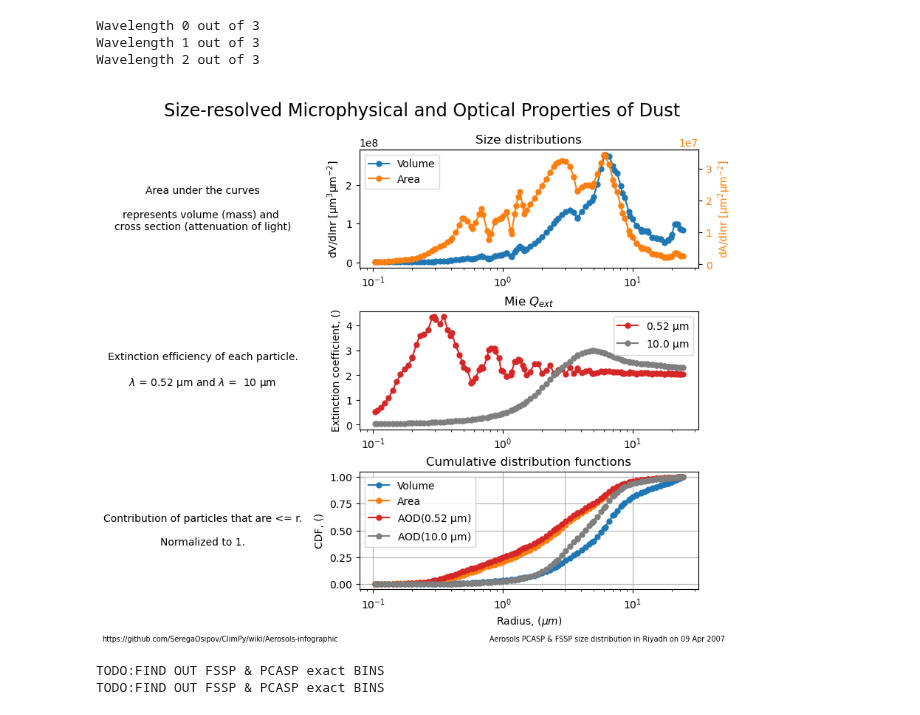
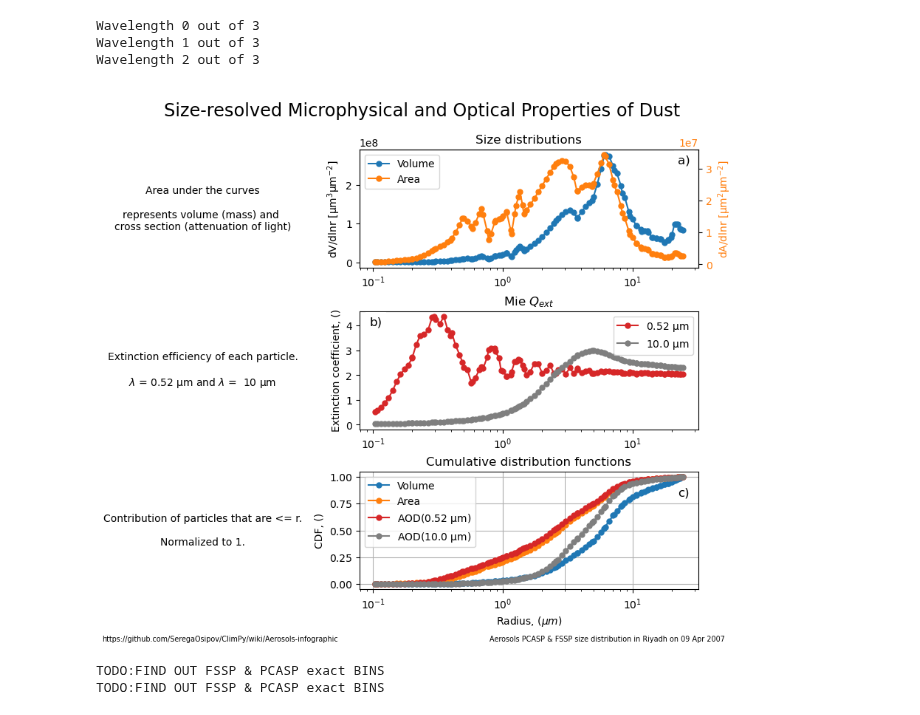
Before and after one commit to SeregaOsipov/ClimPy, a Jupyter notebook: examples/aerosols_infographic/coarse_dust_contribution_to_radiative_forcing.ipynb, the cells around one changed output. Drawn from its saved outputs; the diff is of its cells as text; code cells hidden in the pictures.

```diff
--- a/examples/aerosols_infographic/coarse_dust_contribution_to_radiative_forcing.ipynb
+++ b/examples/aerosols_infographic/coarse_dust_contribution_to_radiative_forcing.ipynb
@@ -83,6 +84,7 @@ ax_text = fig.add_subplot(gs[0, :])
 ax_text.annotate(r'Size-resolved Microphysical and Optical Properties of Dust', (0.5, 0.5),
                  fontsize='xx-large', xycoords='axes fraction', va='center', ha='center')
 ax_text.axis('off')
+
 
 ax_text = fig.add_subplot(gs[1, 0])
 ax_text.annotate('Area under the curves\n\nrepresents volume (mass) and \ncross section (attenuation of light)',
@@ -108,6 +110,10 @@ plt.xscale('log')
 plt.ylabel('dV/dlnr [$\mathrm{\mu m^3 \mu m^{-2}}$]')
 plt.title('Size distributions')
 # plt.legend(loc='upper left')
+
+trans = mtransforms.ScaledTranslation(-20/72, -5/72, fig.dpi_scale_trans)
+ax.text(1.0, 1.0, 'a)', transform=ax.transAxes + trans, fontsize='large', verticalalignment='top', bbox=dict(facecolor='white', edgecolor='none'))
+
 
 color = 'tab:orange'
 ax2 = ax.twinx()
@@ -145,36 +151,43 @@ plt.xscale('log')
 plt.ylabel('Extinction coefficient, ()')
 plt.title('Mie $Q_{ext}$')
 
+trans = mtransforms.ScaledTranslation(10/72, -5/72, fig.dpi_scale_trans)
+ax.text(0.0, 1.0, 'b)', transform=ax.transAxes + trans, fontsize='large', verticalalignment='top', bbox=dict(facecolor='white', edgecolor='none'))
+
+
 ax = fig.add_subplot(gs[3, 1])
 plt.sca(ax)
 plt.grid()
 plt.axvline(x=x_coord_vline, color='tab:gray', linewidth=0.5)
 plt.plot(x_coord, volume_cdf/volume_cdf[-1], '-o', markersize=5, label='Volume')
 plt.plot(x_coord, area_cdf/area_cdf[-1], '-o', markersize=5, label='Area')
 plt.plot(x_coord, aod_cdf_sw/aod_cdf_sw[-1], '-o', color='tab:red', markersize=5, label='AOD({} $\mathrm{{\mu m}}$)'.format(ri_vo['wl'][wl_index_sw]))
 plt.plot(x_coord, aod_cdf_lw/aod_cdf_lw[-1], '-o', color='tab:gray', markersize=5, label='AOD({} $\mathrm{{\mu m}}$)'.format(ri_vo['wl'][wl_index_lw]))
 plt.xscale('log')
 plt.xlabel('{}, ($\mu m$)'.format(x_coord_label))
 plt.ylabel('CDF, ()')
 plt.title('Cumulative distribution functions')  #  \n normalized to 1
 plt.legend()
+
+trans = mtransforms.ScaledTranslation(-20/72, -15/72, fig.dpi_scale_trans)
+ax.text(1.0, 1.0, 'c)', transform=ax.transAxes + trans, fontsize='large', verticalalignment='top')#, bbox=dict(facecolor='white', edgecolor='none'))
 
 
 # text at the bottom
 panel_annotation_lr = 'Aerosols PCASP & FSSP size distribution in Riyadh on {}'.format(date.strftime('%d %b %Y'))
 an = plt.annotate(panel_annotation_lr, (0.99, 0.0135), fontsize='x-small', xycoords='figure fraction', va='center', ha='right')
 an.set_in_layout(True)
 url = 'https://github.com/SeregaOsipov/ClimPy/wiki/Aerosols-infographic'
 # have to create new axis because of the bug in constrained_layout
 ax_b = plt.axes((0.01, 0.015, 0.5, 0.075), facecolor='w')
 plt.annotate('{}'.format(url), (0.01, 0.0135), fontsize='x-small', xycoords='figure fraction', va='center', ha='left')
 ax_b.axis('off')
 # plt.tight_layout()
 
 save_figure(os.path.expanduser('~') + '/Pictures/DustRadiativeForcing/', 'Dust size distribution and optical properties, {}'.format(x_coord_label), dpi=300)
 save_figure(os.path.expanduser('~') + '/Pictures/DustRadiativeForcing/', 'Dust size distribution and optical properties, {}'.format(x_coord_label), file_ext='svg')
 # %% [output]
-[figure, old version]
+[figure, new version]
 # %%
 # Plot the original SD, cloud screened and not
 date = dt.datetime(2007, 4, 9)
```
Also changed, not shown: parts of 1 cell of this notebook, 17 other files.
